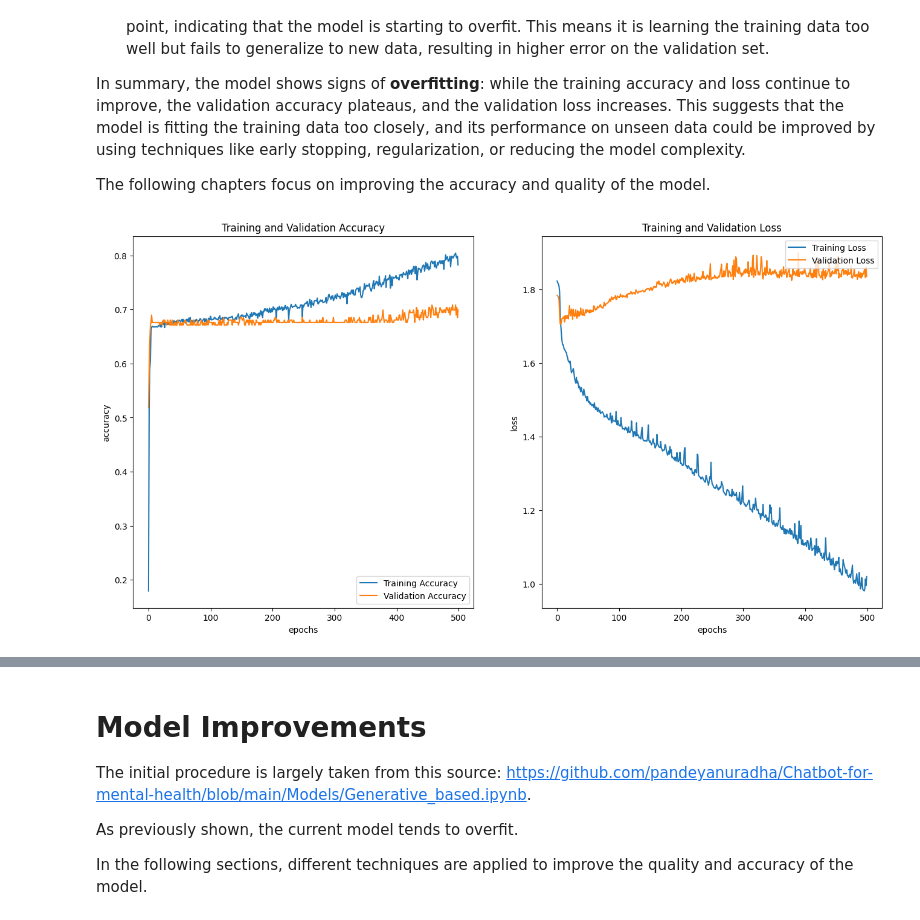
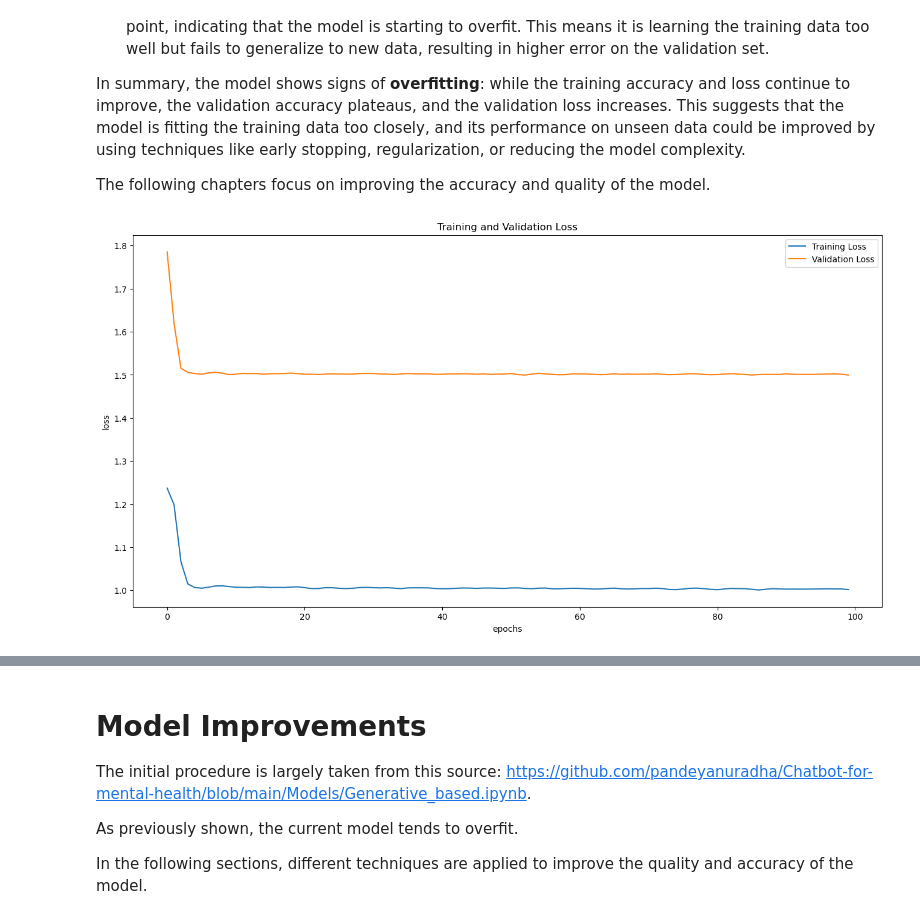
Before and after one commit to SudoStar/mental-health-chatbot, a Jupyter notebook: Mental_health_chatbot.ipynb, the cells around one changed output, grey strips where cells are left out. Saved outputs shown, nothing was run; the diff lists cells and outputs as text; code cells hidden in the pictures.

Commit message:
read all rows

```diff
--- a/Mental_health_chatbot.ipynb
+++ b/Mental_health_chatbot.ipynb
@@ -67,7 +71,7 @@ To enable the following instructions: AVX2 FMA, in other operations, rebuild Ten
 # %% [markdown]
 Pandas is used to load the training data from the `mentalhealth.csv` file into a DataFrame. Only the first 20 rows are considered for now.
 # %%
-data = pd.read_csv(path_to_csv, nrows=20)
+data = pd.read_csv(path_to_csv)
 # %% [markdown]
 The first 5 rows of the DataFrame are examined.
 # %%
@@ -288,7 +285,6 @@ decoder_target_data.shape
 # %% [markdown]
 The following code snippet is essentially building the core of a chatbot using a specific type of neural network architecture called an encoder-decoder model with LSTM (Long Short-Term Memory) layers. LSTM is a type of recurrent neural network layer that's good at processing sequential data like text.
 # %%
-from tensorflow import keras
 from keras.layers import Input, LSTM, Dense
 from keras.models import Model
 
@@ -299,11 +295,11 @@ dimensionality = 256
 
 # Specifies the batch size for training. The batch size is the number of
 # samples processed before the model's internal parameters are updated.
-batch_size = 10
+batch_size = 16
 
 # Defines the number of training epochs. An epoch is one complete pass
 # through the entire training dataset.
-epochs = 500
+epochs = 100
 
 # This code snippet defines the encoder part of a sequence-to-sequence model,
 # where encoder_inputs is created as an input layer to receive variable-length
@@ -373,7 +374,7 @@ plot_model(training_model, to_file='model_plot.png', show_shapes=True, show_laye
 # %% [markdown]
 The following code compiles the model using the `rmsprop` optimizer, `categorical_crossentropy` loss function (suitable for one-hot encoded targets), and accuracy as a performance metric. It then trains `training_model` on `encoder_input_data` and `decoder_input_data` (the input sequences for the encoder and decoder) to predict `decoder_target_data`, with training running for the specified number of epochs and batch size, and using 20% of the data for validation. Finally, the trained model is saved to a file named `training_model.keras` for future use.
 # %%
-training_model.compile(optimizer='rmsprop', loss='categorical_crossentropy', metrics=['accuracy'])
-history1=training_model.fit([encoder_input_data, decoder_input_data], decoder_target_data, batch_size = batch_size, epochs = epochs, validation_split = 0.2)
+training_model.compile(optimizer='adam', loss='categorical_crossentropy')
+history1=training_model.fit([encoder_input_data, decoder_input_data], decoder_target_data, batch_size = batch_size, epochs = epochs, validation_split = 0.1)
 training_model.save('training_model.keras')
 # %% [output]
@@ -405,27 +409,16 @@ In summary, the model shows signs of **overfitting**: while the training accurac
 
 The following chapters focus on improving the accuracy and quality of the model.
 # %%
-acc = history1.history['accuracy']
-val_acc = history1.history['val_accuracy']
 loss=history1.history['loss']
 val_loss=history1.history['val_loss']
 
 plt.figure(figsize=(16,8))
-plt.subplot(1, 2, 1)
-plt.plot(acc, label='Training Accuracy')
-plt.plot(val_acc, label='Validation Accuracy')
-plt.legend(loc='lower right')
-plt.title('Training and Validation Accuracy')
-plt.xlabel("epochs")
-plt.ylabel("accuracy")
-
-plt.subplot(1, 2, 2)
 plt.plot(loss, label='Training Loss')
 plt.plot(val_loss, label='Validation Loss')
 plt.legend(loc='upper right')
 plt.title('Training and Validation Loss')
 plt.xlabel("epochs")
 plt.ylabel("loss")
 plt.show()
 # %% [output]
-[figure, old version]
+[figure, new version]
```
Also changed, not shown: parts of 19 cells of this notebook, 1 other file.
